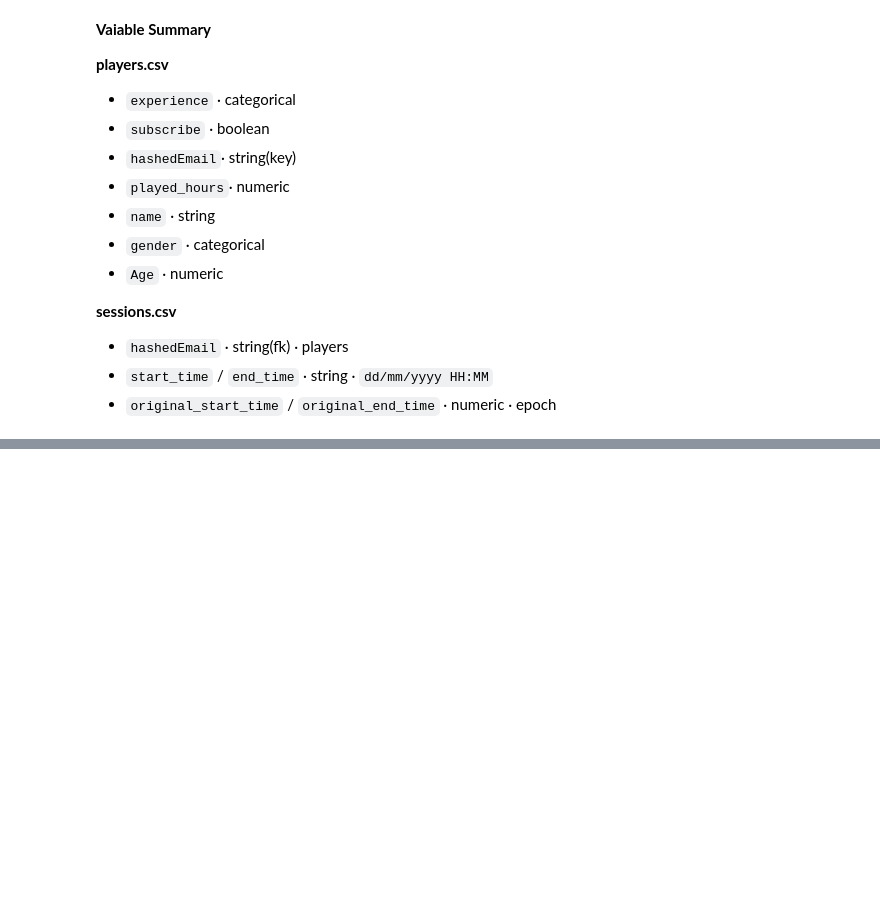
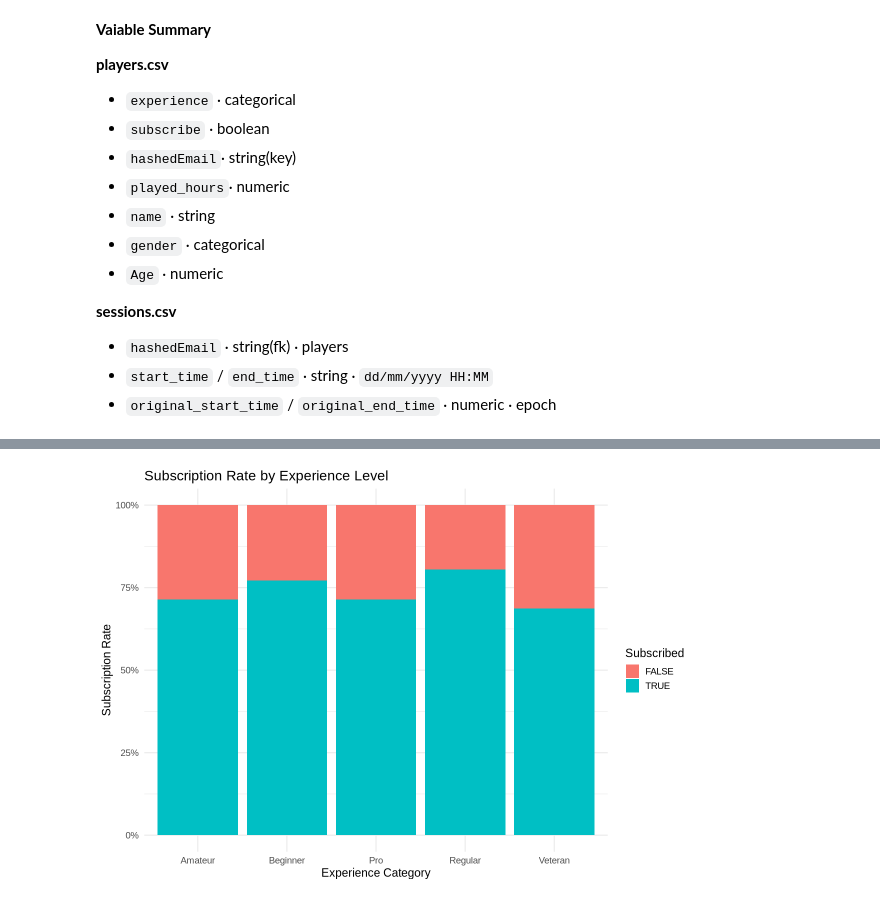
Before and after one commit to sylverus19-cloud/individualplanning, a Jupyter notebook: individual_planning.ipynb, the cells around one changed output, grey strips where cells are left out. Saved outputs shown, nothing was run; the diff lists cells and outputs as text; code cells hidden in the pictures; blank space fills up the shorter version.

Commit message:
added the third part(wrangling and visualizing)
not sure if can use function uncovered in class

```diff
--- a/individual_planning.ipynb
+++ b/individual_planning.ipynb
@@ -29,0 +58,3 @@ Can basic play behaviour statistics (e.g., total sessions, average session lengt
+# %%
+players<-read_csv("https://raw.githubusercontent.com/sylverus19-cloud/individualplanning/refs/heads/main/players.csv")
+sessions<-read_csv("https://raw.githubusercontent.com/sylverus19-cloud/individualplanning/refs/heads/main/sessions.csv")
@@ -29,0 +91,14 @@ Can basic play behaviour statistics (e.g., total sessions, average session lengt
+# %%
+players_clean <- players |> filter(!is.na(subscribe))
+
+p_experience <- players_clean |>
+  ggplot(aes(x = experience, fill = subscribe)) +
+  geom_bar(position = "fill") +
+  scale_y_continuous(labels = percent) +
+  labs(title = "Subscription Rate by Experience Level",
+       x = "Experience Category", y = "Subscription Rate",
+       fill = "Subscribed") +
+  theme_minimal(base_size = 14)
+p_experience
+# %% [output]
+[figure, added]
```
Also changed, not shown: parts of 12 cells of this notebook.
